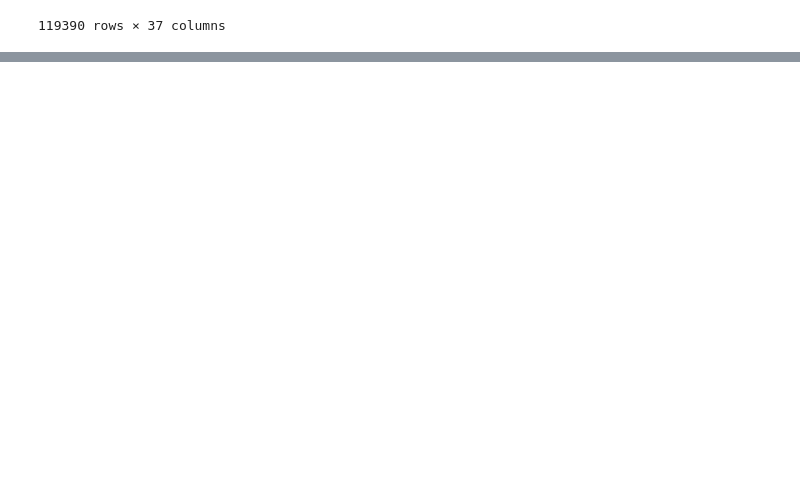
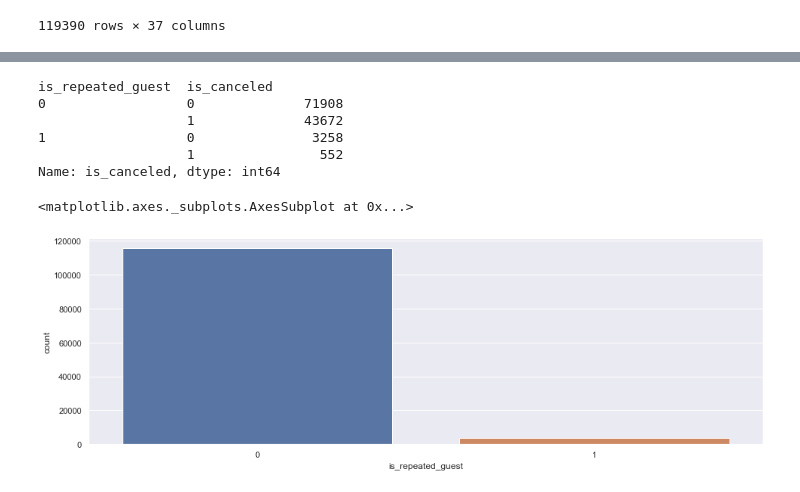
Before and after one commit to tkong1998/hotel-booking-demand, a Jupyter notebook: Leo Sharon combined code_Data.ipynb, the cells around one changed output, grey strips where cells are left out. Cells and saved outputs as stored; diff of their text form; code cells hidden in the pictures; blank space fills up the shorter version.

```diff
--- a/Leo Sharon combined code_Data.ipynb
+++ b/Leo Sharon combined code_Data.ipynb
@@ -167,0 +198,15 @@ hotel
+# %%
+# feature - is_repeated_guest
+print(hotel.groupby('is_repeated_guest')['is_canceled'].value_counts())
+plt.figure(figsize = (16,5))
+sns.countplot(hotel['is_repeated_guest'])
+## The majority of guests is not repeated guest, we need to know if this feature has strong relationship with the label.
+# %% [output]
+is_repeated_guest  is_canceled
+0                  0              71908
+                   1              43672
+1                  0               3258
+                   1                552
+Name: is_canceled, dtype: int64
+<matplotlib.axes._subplots.AxesSubplot at 0x...>
+[figure, added]
```
Also changed, not shown: parts of 14 cells of this notebook.
